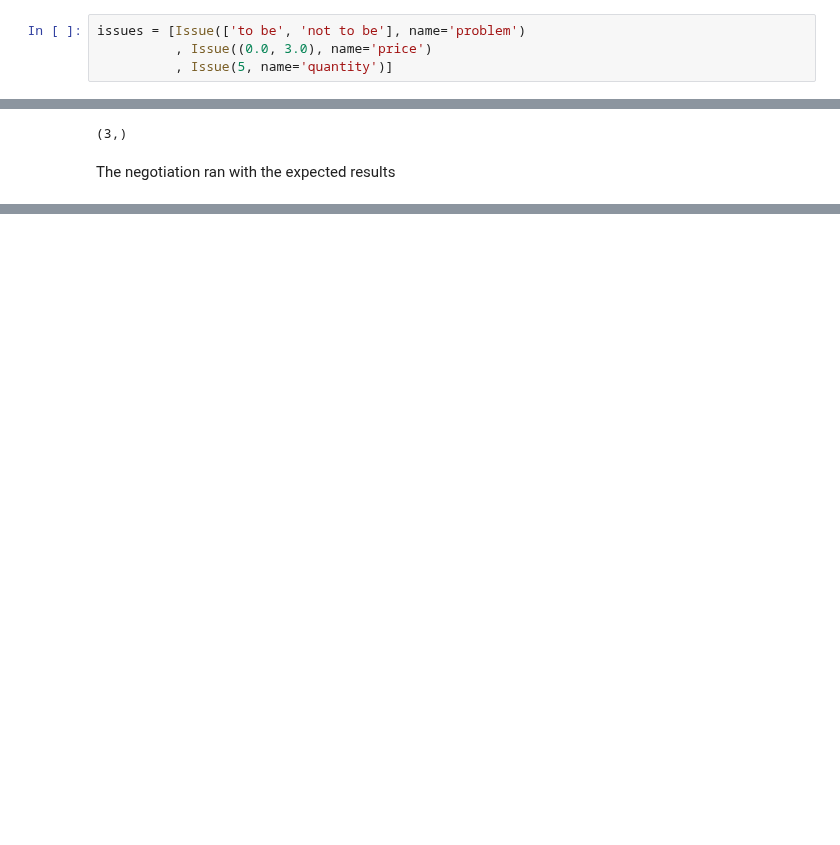
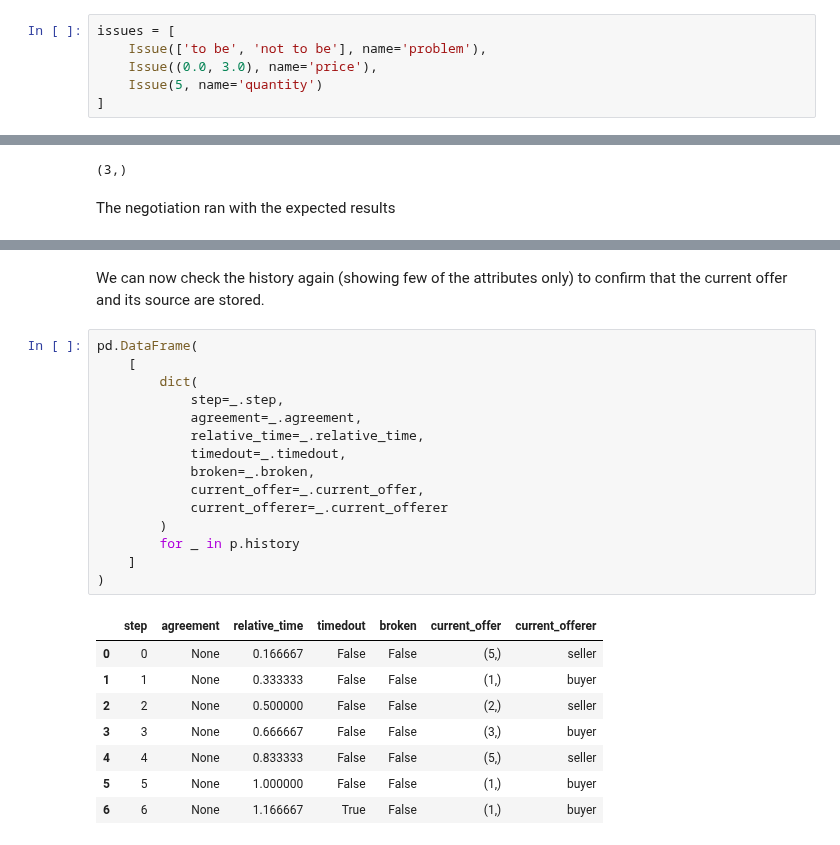
Before and after one commit to yasserfarouk/negmas, a Jupyter notebook: notebooks/overview.ipynb, the cells around one changed output, grey strips where cells are left out. Saved outputs shown, nothing was run; the diff lists cells and outputs as text; blank space fills up the shorter version.

```diff
--- a/notebooks/overview.ipynb
+++ b/notebooks/overview.ipynb
@@ -173,9 +196,11 @@ class MyOutcome(OutcomeType):
 # %% [markdown]
 Now you can use objects of MyOutcome as normal outcomes
 # %%
-issues = [Issue(['to be', 'not to be'], name='problem')
-          , Issue((0.0, 3.0), name='price')
-          , Issue(5, name='quantity')]
+issues = [
+    Issue(['to be', 'not to be'], name='problem'),
+    Issue((0.0, 3.0), name='price'),
+    Issue(5, name='quantity')
+]
 # %%
 outcomes = Issue.sample(issues, n_outcomes = 5, astype=MyOutcome)
 for _ in outcomes:
@@ -621,0 +743,26 @@ The negotiation ran with the expected results
+# %% [markdown]
+We can now check the history again (showing few of the attributes only) to confirm that the current offer and its source are stored.
+# %%
+pd.DataFrame(
+    [
+        dict(
+            step=_.step,
+            agreement=_.agreement,
+            relative_time=_.relative_time,
+            timedout=_.timedout,
+            broken=_.broken,
+            current_offer=_.current_offer,
+            current_offerer=_.current_offerer
+        )
+        for _ in p.history
+    ]
+)
+# %% [output]
+|  | step | agreement | relative_time | timedout | broken | current_offer | current_offerer |
+| 0 | 0 | None | 0.166667 | False | False | (5,) | seller |
+| 1 | 1 | None | 0.333333 | False | False | (1,) | buyer |
+| 2 | 2 | None | 0.500000 | False | False | (2,) | seller |
+| 3 | 3 | None | 0.666667 | False | False | (3,) | buyer |
+| 4 | 4 | None | 0.833333 | False | False | (5,) | seller |
+| 5 | 5 | None | 1.000000 | False | False | (1,) | buyer |
+| 6 | 6 | None | 1.166667 | True | False | (1,) | buyer |
```
Also changed, not shown: parts of 66 cells of this notebook, 9 other files.
